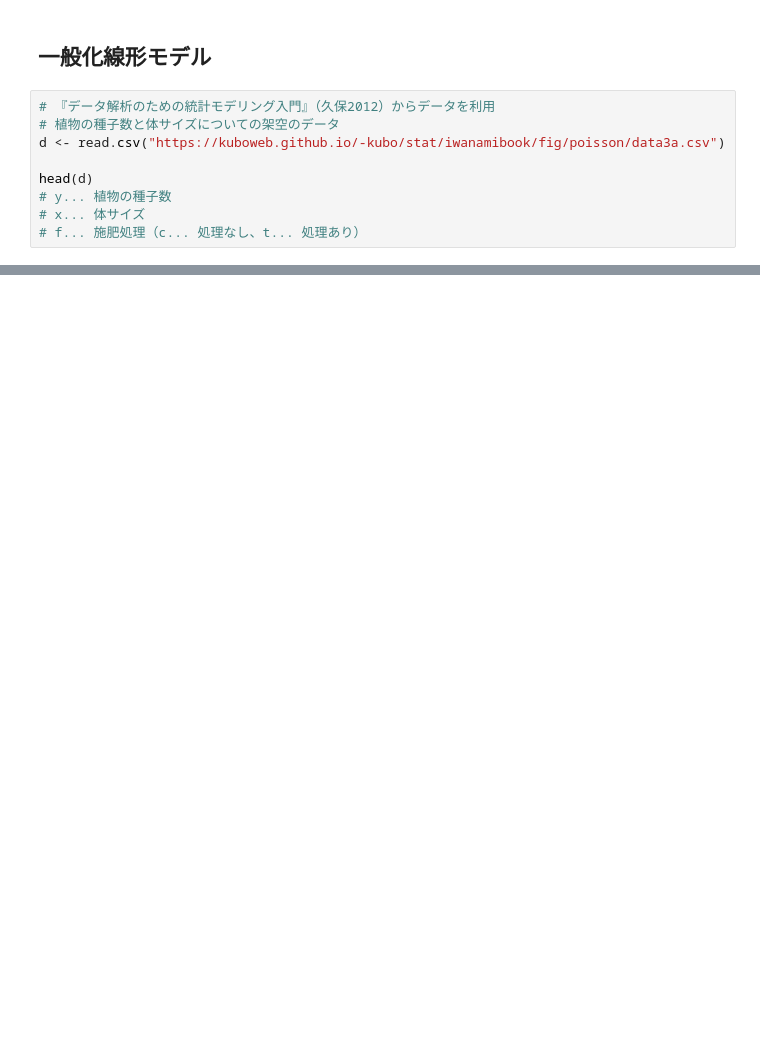
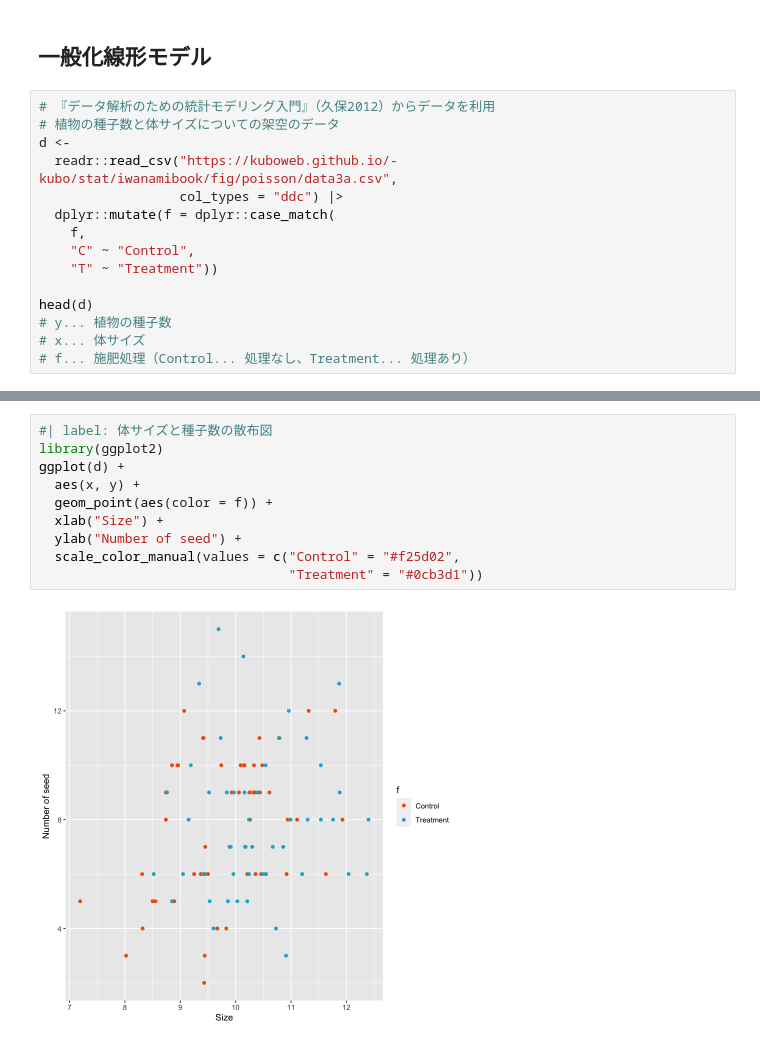
Before and after one commit to uribo/INNV1250, a Jupyter notebook: week10/10_model.ipynb, the cells around one changed output, grey strips where cells are left out. Drawn from its saved outputs; the diff is of its cells as text; blank space fills up the shorter version.

```diff
--- a/week10/10_model.ipynb
+++ b/week10/10_model.ipynb
@@ -58,9 +102,15 @@ summary(model)
 # %%
 # 『データ解析のための統計モデリング入門』（久保2012）からデータを利用
 # 植物の種子数と体サイズについての架空のデータ
-d <- read.csv("https://kuboweb.github.io/-kubo/stat/iwanamibook/fig/poisson/data3a.csv")
+d <-
+  readr::read_csv("https://kuboweb.github.io/-kubo/stat/iwanamibook/fig/poisson/data3a.csv",
+                  col_types = "ddc") |>
+  dplyr::mutate(f = dplyr::case_match(
+    f,
+    "C" ~ "Control",
+    "T" ~ "Treatment"))
 
 head(d)
 # y... 植物の種子数
 # x... 体サイズ
-# f... 施肥処理（c... 処理なし、t... 処理あり）
+# f... 施肥処理（Control... 処理なし、Treatment... 処理あり）
@@ -66,0 +127,12 @@ head(d)
+# %%
+#| label: 体サイズと種子数の散布図
+library(ggplot2)
+ggplot(d) +
+  aes(x, y) +
+  geom_point(aes(color = f)) +
+  xlab("Size") +
+  ylab("Number of seed") +
+  scale_color_manual(values = c("Control" = "#f25d02",
+                                "Treatment" = "#0cb3d1"))
+# %% [output]
+[figure, added]
```
Also changed, not shown: parts of 13 cells of this notebook, 1 other file.
